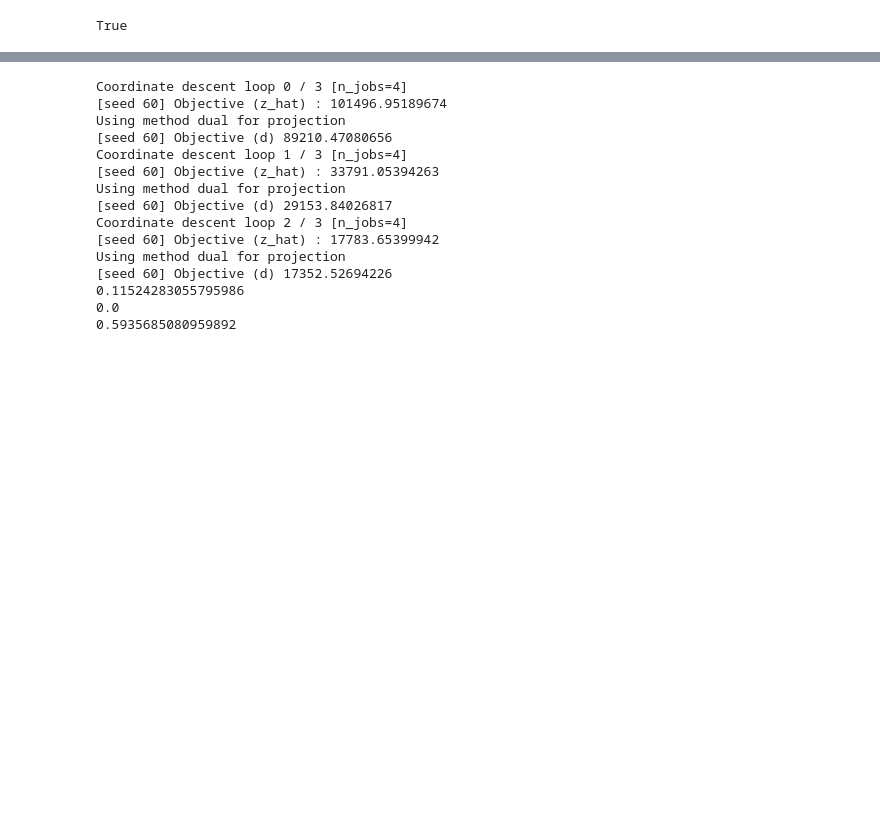
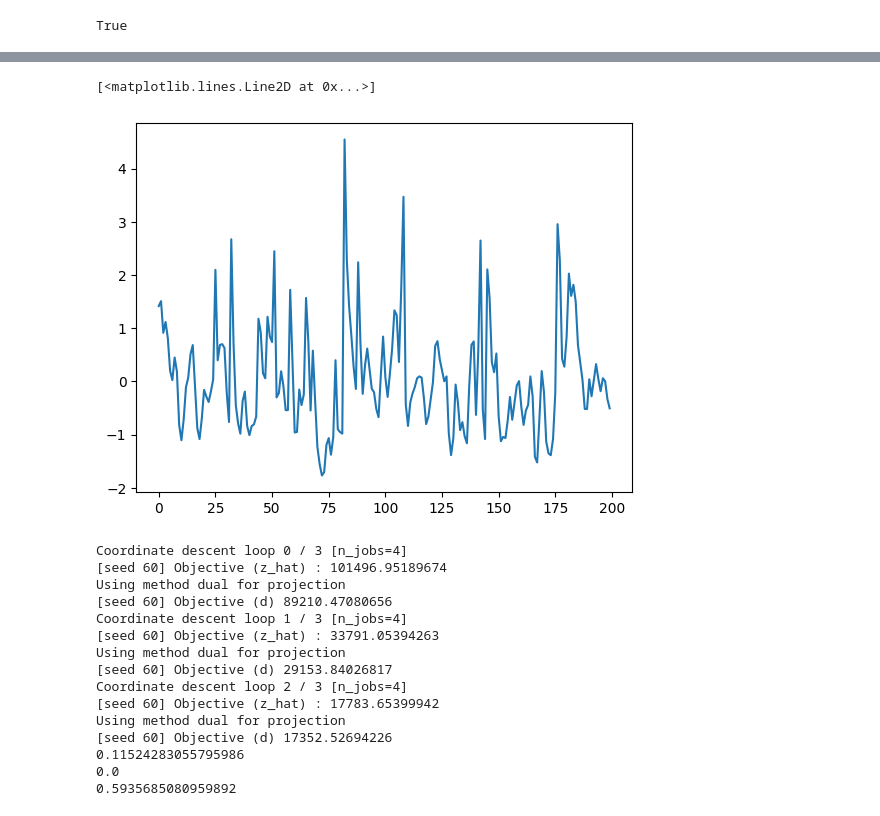
Before and after one commit to Mschaid/transphorm, a Jupyter notebook: notebooks/model_dev/sparce_coding.ipynb, the cells around one changed output, grey strips where cells are left out. Drawn from its saved outputs; the diff is of its cells as text; code cells hidden in the pictures; blank space fills up the shorter version.

Commit message:
update exp w ds fact

```diff
--- a/notebooks/model_dev/sparce_coding.ipynb
+++ b/notebooks/model_dev/sparce_coding.ipynb
@@ -43,3 +48,11 @@ loader.prepare_data()
+# %%
+ds_fact = 500
+ds_idx = end_idx // ds_fact
+xt_ds = xt[::ds_fact]
+plt.plot(xt_ds)
+# %% [output]
+[<matplotlib.lines.Line2D at 0x...>]
+[figure, added]
 # %%
 # Solver-specific parameters for sparsity
 solver_d_kwargs = {
```
Also changed, not shown: parts of 3 cells of this notebook, 1 other file.
